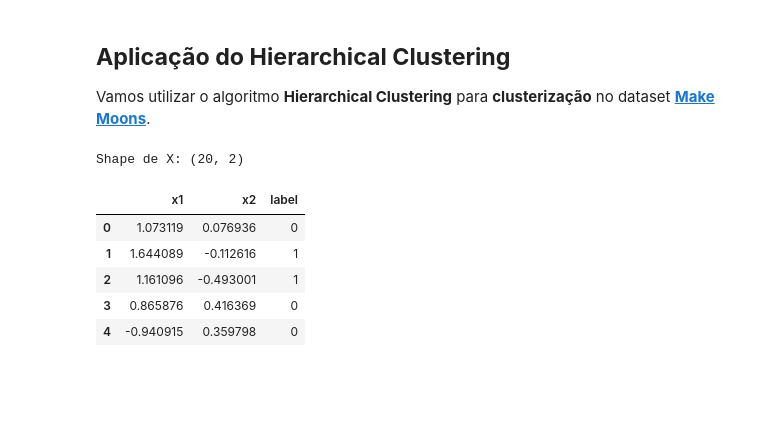
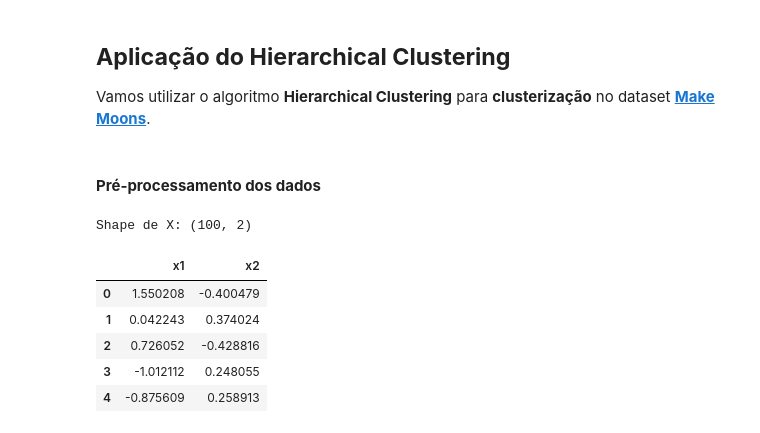
Before and after one commit to gabdourado/AI, a Jupyter notebook: ML/Unsupervised-Learning/Hierarchical-Clustering/Hierarchical_Clustering.ipynb, the cells around one changed output. Saved outputs shown, nothing was run; the diff lists cells and outputs as text; code cells hidden in the pictures; blank space fills up the shorter version.

```diff
--- a/ML/Unsupervised-Learning/Hierarchical-Clustering/Hierarchical_Clustering.ipynb
+++ b/ML/Unsupervised-Learning/Hierarchical-Clustering/Hierarchical_Clustering.ipynb
@@ -100,6 +100,8 @@ $$
 ## **Aplicação do Hierarchical Clustering**
 
 Vamos utilizar o algoritmo **Hierarchical Clustering** para **clusterização** no dataset [**Make Moons**](https://scikit-learn.org/stable/modules/generated/sklearn.datasets.make_moons.html).
+# %% [markdown]
+#### **Pré-processamento dos dados**
 # %%
 import numpy as np
 import pandas as pd
@@ -107,24 +109,22 @@ import matplotlib.pyplot as plt
 
 from sklearn.datasets import make_moons
 # %%
-X, y = make_moons(
-    n_samples=20,
+X, _ = make_moons(
     noise=0.05,
     random_state=42
 )
 
 print("Shape de X:", X.shape)
 # %% [output]
-Shape de X: (20, 2)
+Shape de X: (100, 2)
 # %%
 df = pd.DataFrame(X, columns=["x1", "x2"])
-df["label"] = y
 
 df.head()
 # %% [output]
-|  | x1 | x2 | label |
-| 0 | 1.073119 | 0.076936 | 0 |
-| 1 | 1.644089 | -0.112616 | 1 |
-| 2 | 1.161096 | -0.493001 | 1 |
-| 3 | 0.865876 | 0.416369 | 0 |
-| 4 | -0.940915 | 0.359798 | 0 |
+|  | x1 | x2 |
+| 0 | 1.550208 | -0.400479 |
+| 1 | 0.042243 | 0.374024 |
+| 2 | 0.726052 | -0.428816 |
+| 3 | -1.012112 | 0.248055 |
+| 4 | -0.875609 | 0.258913 |
```
Also changed, not shown: parts of 9 cells of this notebook.
